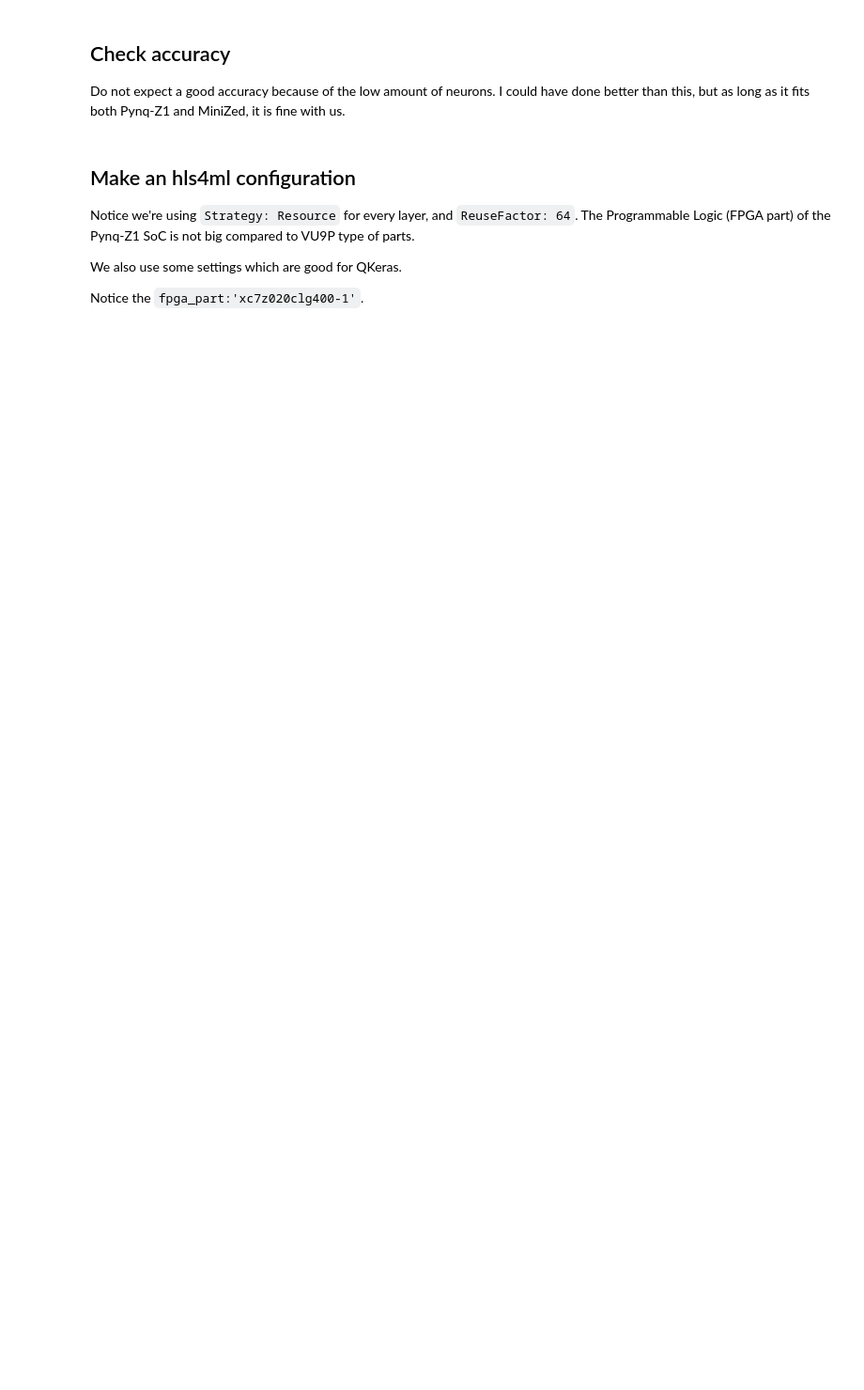
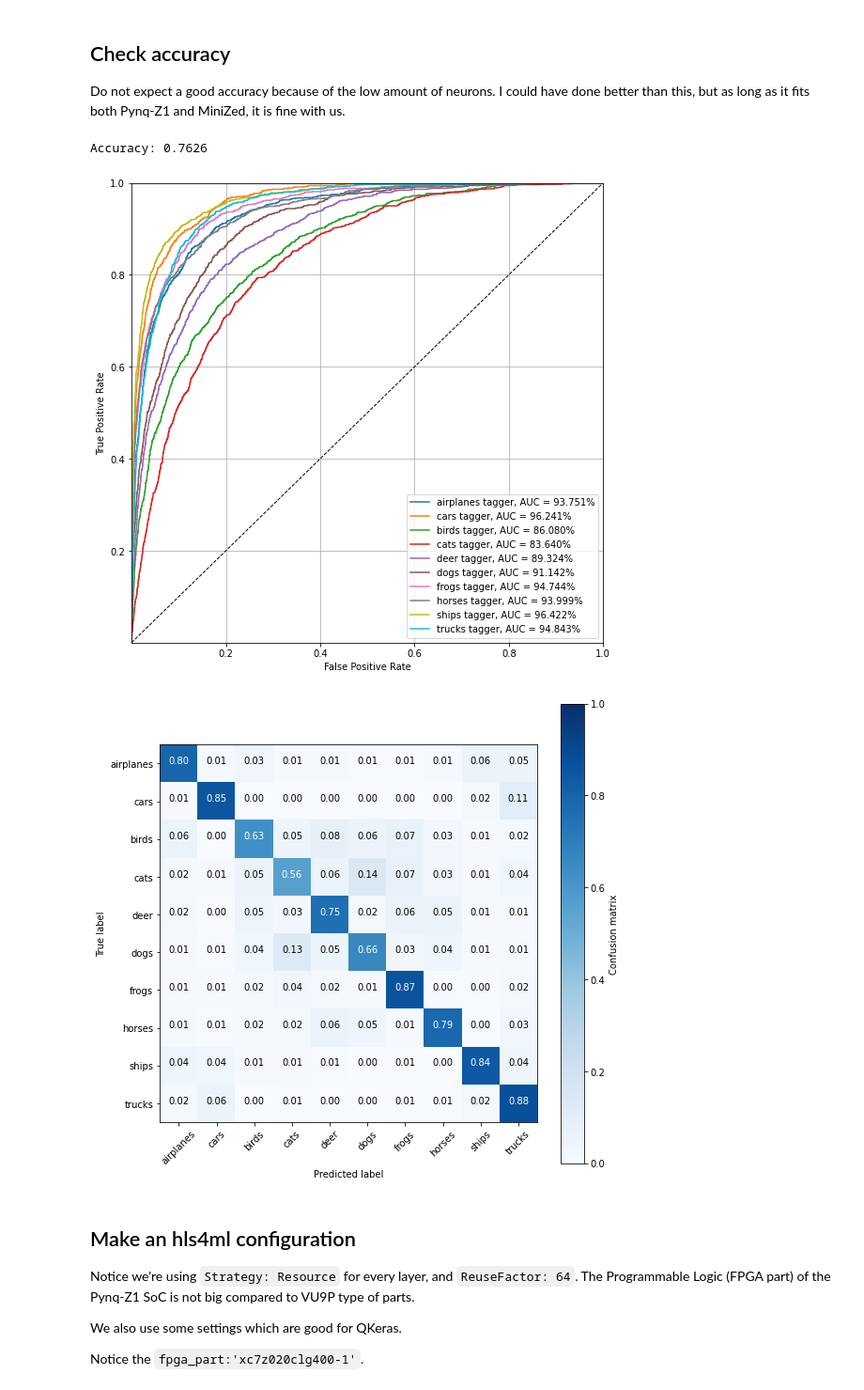
Before and after one commit to jmduarte/hls4ml-tutorial, a Jupyter notebook: deploy/vivado_flow/vivado_flow_resnet.ipynb, the cells around one changed output. Shown at 94% size. Saved outputs shown, nothing was run; the diff lists cells and outputs as text; code cells hidden in the pictures; blank space fills up the shorter version.

```diff
--- a/deploy/vivado_flow/vivado_flow_resnet.ipynb
+++ b/deploy/vivado_flow/vivado_flow_resnet.ipynb
@@ -86,9 +90,18 @@ print('-----------------------------------')
 ## Load the dataset
 # %%
 #load processed test data
+
+from tensorflow.keras.datasets import cifar10
 from sklearn.utils import shuffle
-X_test = np.load('./test_data/resnet/X_test.npy', allow_pickle=True)
-y_test = np.load('./test_data/resnet/y_test.npy', allow_pickle=True) # ground truth
+
+_, (X_test, y_test) = cifar10.load_data()
+X_test = np.ascontiguousarray(X_test)
+#X_test = np.ascontiguousarray(X_test/256.)
+num_classes = 10
+y_test = tf.keras.utils.to_categorical(y_test, 10)
+
+#X_test = np.load('./test_data/resnet/X_test.npy', allow_pickle=True)
+#y_test = np.load('./test_data/resnet/y_test.npy', allow_pickle=True) # ground truth
 # %%
 print(X_test.shape)
 print(y_test.shape)
@@ -198,23 +166,30 @@ Do not expect a good accuracy because of the low amount of neurons. I could have
 # %%
 from sklearn.metrics import accuracy_score
 import matplotlib.pyplot as plt
 %matplotlib inline
 import plotting
 
-y_keras = model.predict(X_test)
+y_keras = model_rescale.predict(X_test)
+
+np.savetxt('input_features.dat', X_test[:1].reshape(1, -1), fmt='%f', delimiter=' ' )
+np.savetxt('output_predictions.dat', y_keras[:1].reshape(1, -1), fmt='%f', delimiter=' ')
 
 classes = ['airplanes', 'cars', 'birds', 'cats', 'deer', 'dogs', 'frogs', 'horses', 'ships', 'trucks']
 
 print("Accuracy: {}".format(accuracy_score(np.argmax(y_test, axis=1), np.argmax(y_keras, axis=1))))
 
 plt.figure(figsize=(9,9))
 _ = plotting.plotMultiClassRoc(y_test, y_keras, classes)
 
 import plotting # Import local package plotting.py
 from sklearn.metrics import confusion_matrix
 cm = confusion_matrix(y_true=np.argmax(y_test, axis=1), y_pred=np.argmax(y_keras, axis=1))
 plt.figure(figsize=(9,9))
 _ = plotting.plot_confusion_matrix(cm, classes)
+# %% [output]
+Accuracy: 0.7626
+[figure, added]
+[figure, added]
 # %% [markdown]
 ## Make an hls4ml configuration
 
```
Also changed, not shown: parts of 23 cells of this notebook, 3 other files.
